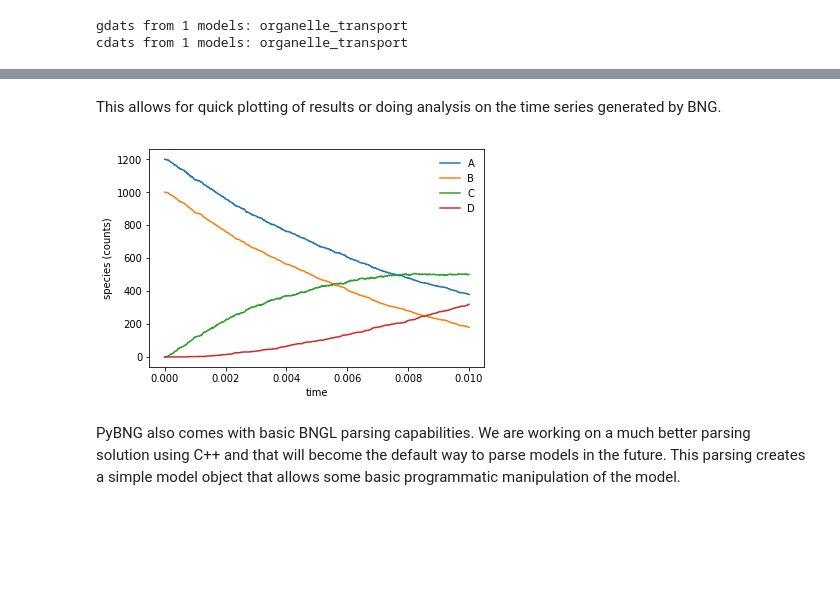
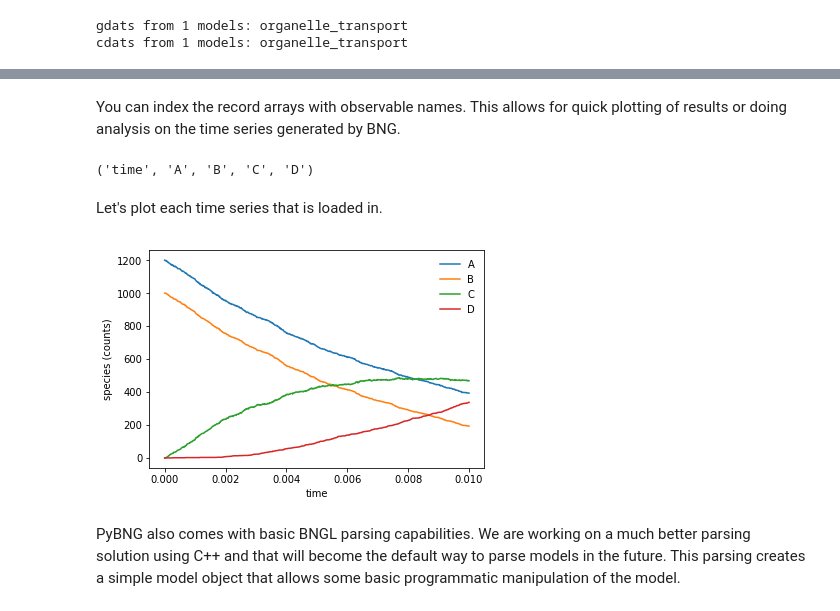
Before and after one commit to mcellteam/Workshop_2021, a Jupyter notebook: bionetgen/pybionetgen/pybng.ipynb, the cells around one changed output, grey strips where cells are left out. Saved outputs shown, nothing was run; the diff lists cells and outputs as text; code cells hidden in the pictures; blank space fills up the shorter version.

```diff
--- a/bionetgen/pybionetgen/pybng.ipynb
+++ b/bionetgen/pybionetgen/pybng.ipynb
@@ -70,18 +75,22 @@ rec.array([(0.00e+00, 1200., 1000., 700., 700., 0.,  0.,  0., 0.,   0., 0.,   0.
           dtype=[('time', '<f8'), ('S1', '<f8'), ('S2', '<f8'), ('S3', '<f8'), ('S4', '<f8'), ('S5', '<f8'), ('S6', '<f8'), ('S7', '<f8'), ('S8', '<f8'), ('S9', '<f8'), ('S10', '<f8'), ('S11', '<f8')] ...
 # %% [markdown]
-This allows for quick plotting of results or doing analysis on the time series generated by BNG.
+You can index the record arrays with observable names. This allows for quick plotting of results or doing analysis on the time series generated by BNG.
 # %%
 r = results[0] # let's get the gdat record array
+print(r.dtype.names) # this will print the names of the observables you can select
+# %% [output]
+('time', 'A', 'B', 'C', 'D')
+# %% [markdown]
+Let's plot each time series that is loaded in.
 # %%
-plt.plot(r['time'], r['A'], label="A")
-plt.plot(r['time'], r['B'], label="B")
-plt.plot(r['time'], r['C'], label="C")
-plt.plot(r['time'], r['D'], label="D")
+for name in r.dtype.names:
+    if name != "time":
+        plt.plot(r['time'], r[name], label=name)
 plt.xlabel("time")
 plt.ylabel("species (counts)")
 _ = plt.legend(frameon=False)
 # %% [output]
-[figure, old version]
+[figure, new version]
 # %% [markdown]
 PyBNG also comes with basic BNGL parsing capabilities. We are working on a much better parsing solution using C++ and that will become the default way to parse models in the future. This parsing creates a simple model object that allows some basic programmatic manipulation of the model.
 # %%
```
Also changed, not shown: parts of 9 cells of this notebook.
